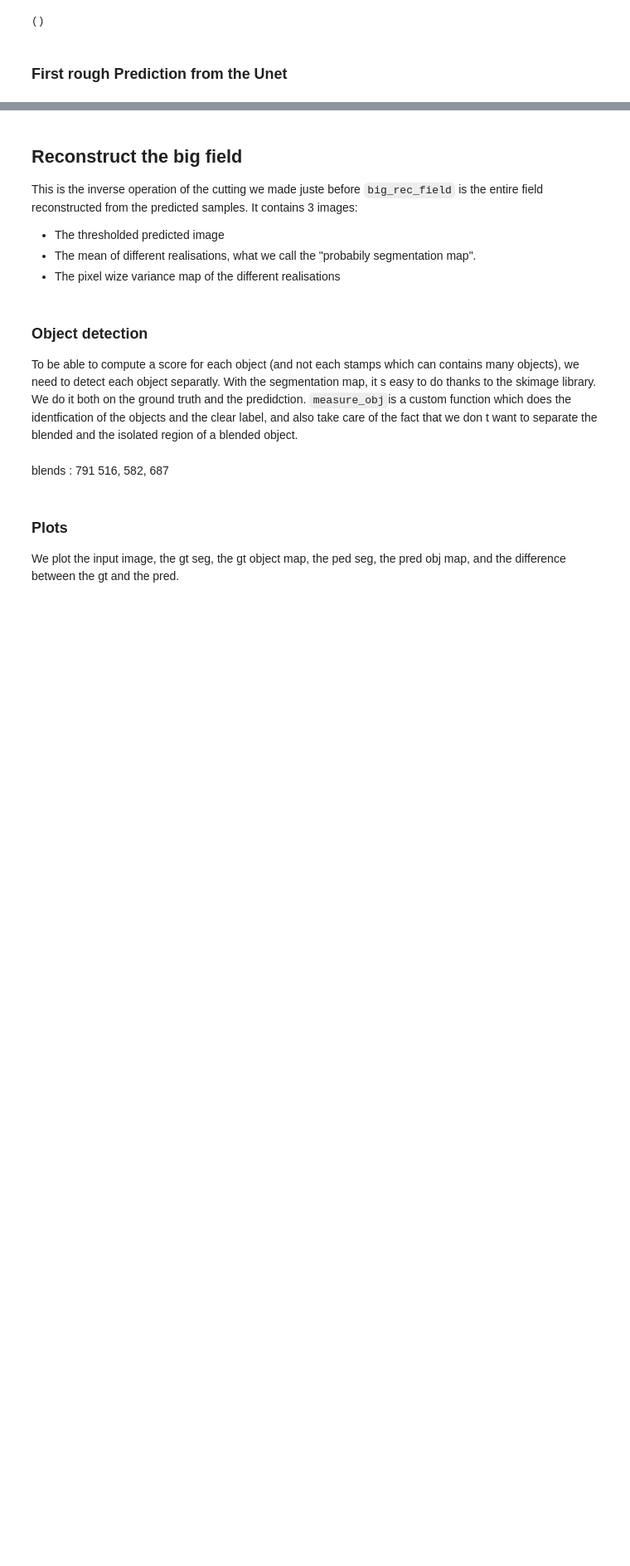
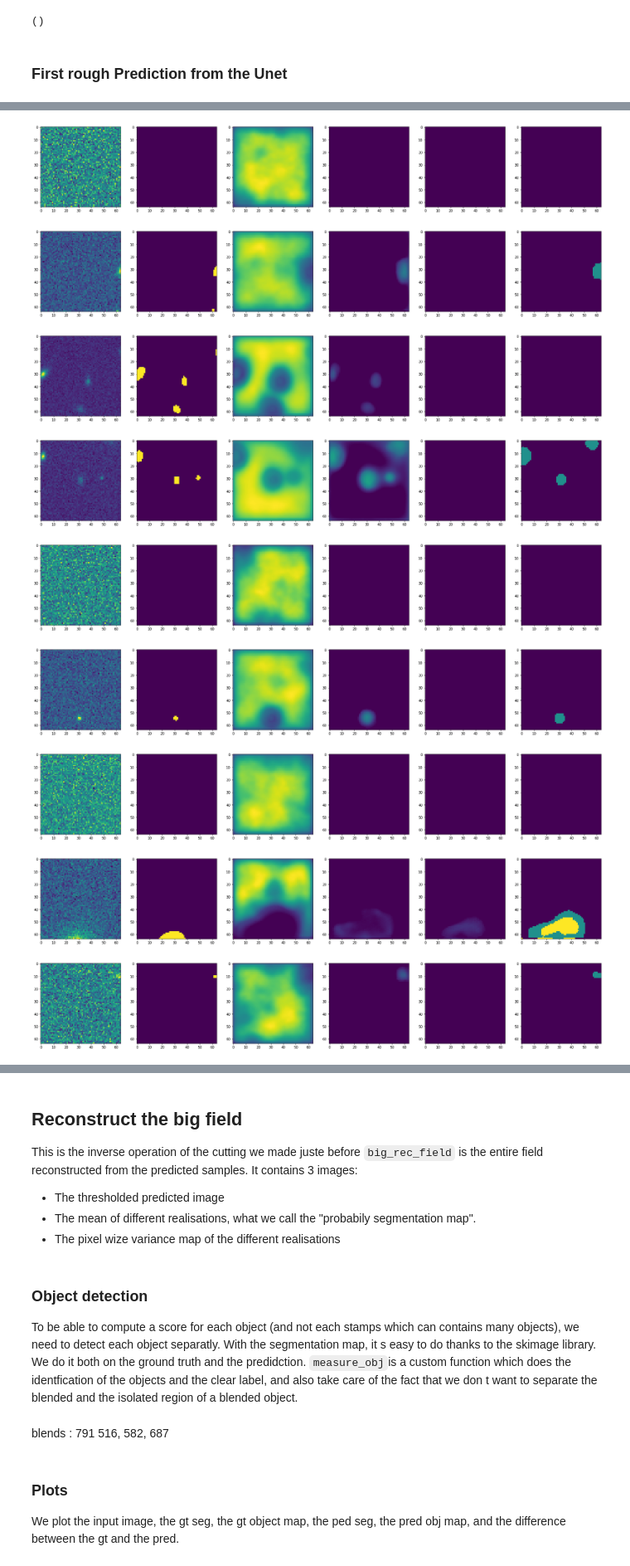
Before and after one commit to Hbretonniere/blendinator, a Jupyter notebook: test_and_scores.ipynb, the cells around one changed output, grey strips where cells are left out. Shown at 83% size. Drawn from its saved outputs; the diff is of its cells as text; code cells hidden in the pictures; blank space fills up the shorter version.

```diff
--- a/test_and_scores.ipynb
+++ b/test_and_scores.ipynb
@@ -159,0 +150,25 @@ segs_test.shape
+# %%
+prediction = PUNet.prediction_model(stamps_img).numpy()
+# %%
+nb_to_plot = 130
+
+for i in range(nb_to_plot):
+    fig, ax = plt.subplots(1, 6, figsize=(30, 5))
+
+    vmax = np.max(prediction[i])
+    ax[0].imshow(stamps_img[i, :, :, 0])
+    ax[1].imshow(stamps_seg[i, :, :, 0])
+    ax[2].imshow(prediction[i, :, :, 0], vmin=0, vmax=vmax)
+    ax[3].imshow(prediction[i, :, :, 1], vmin=0, vmax=vmax)
+    ax[4].imshow(prediction[i, :, :, 2], vmin=0, vmax=vmax)
+    ax[5].imshow(np.argmax(prediction[i], axis=-1), vmin=0, vmax=2)
+# %% [output]
+[figure, added]
+[figure, added]
+[figure, added]
+[figure, added]
+[figure, added]
+[figure, added]
+[figure, added]
+[figure, added]
+[figure, added]
```
Also changed, not shown: parts of 18 cells of this notebook, 3 other files.
